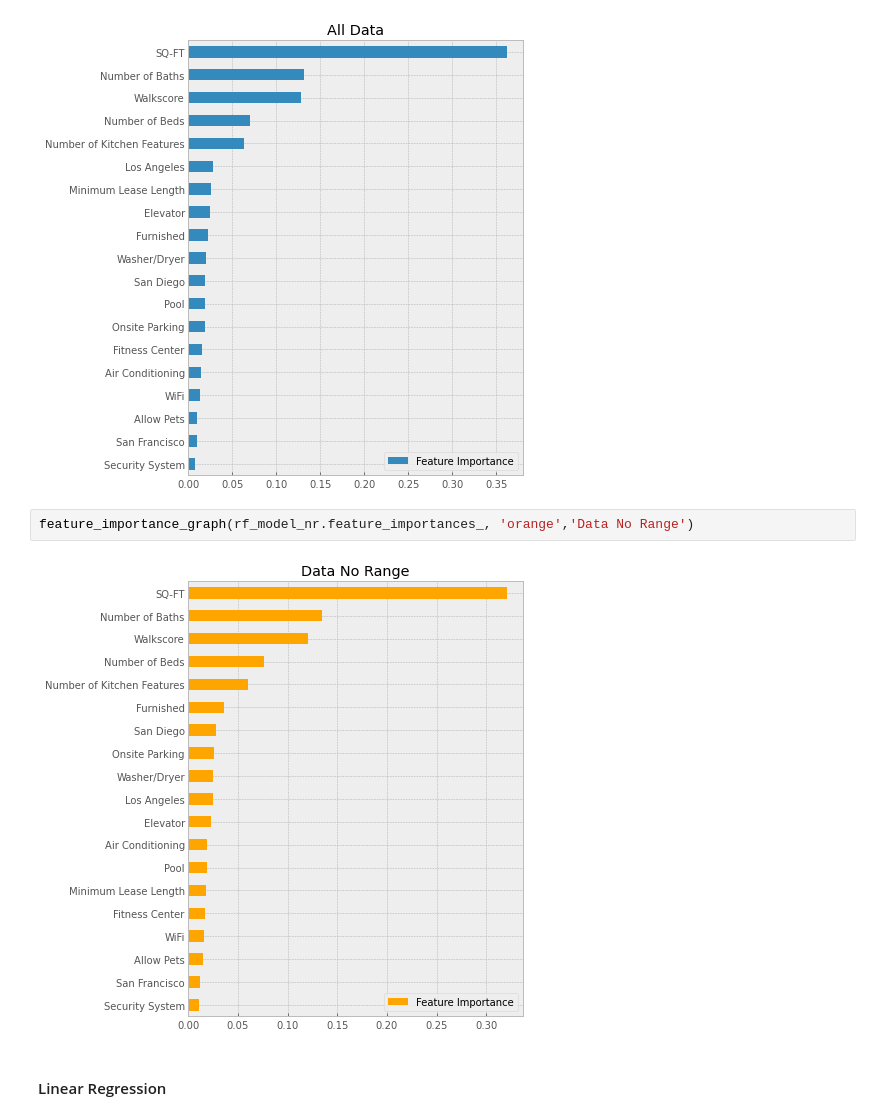
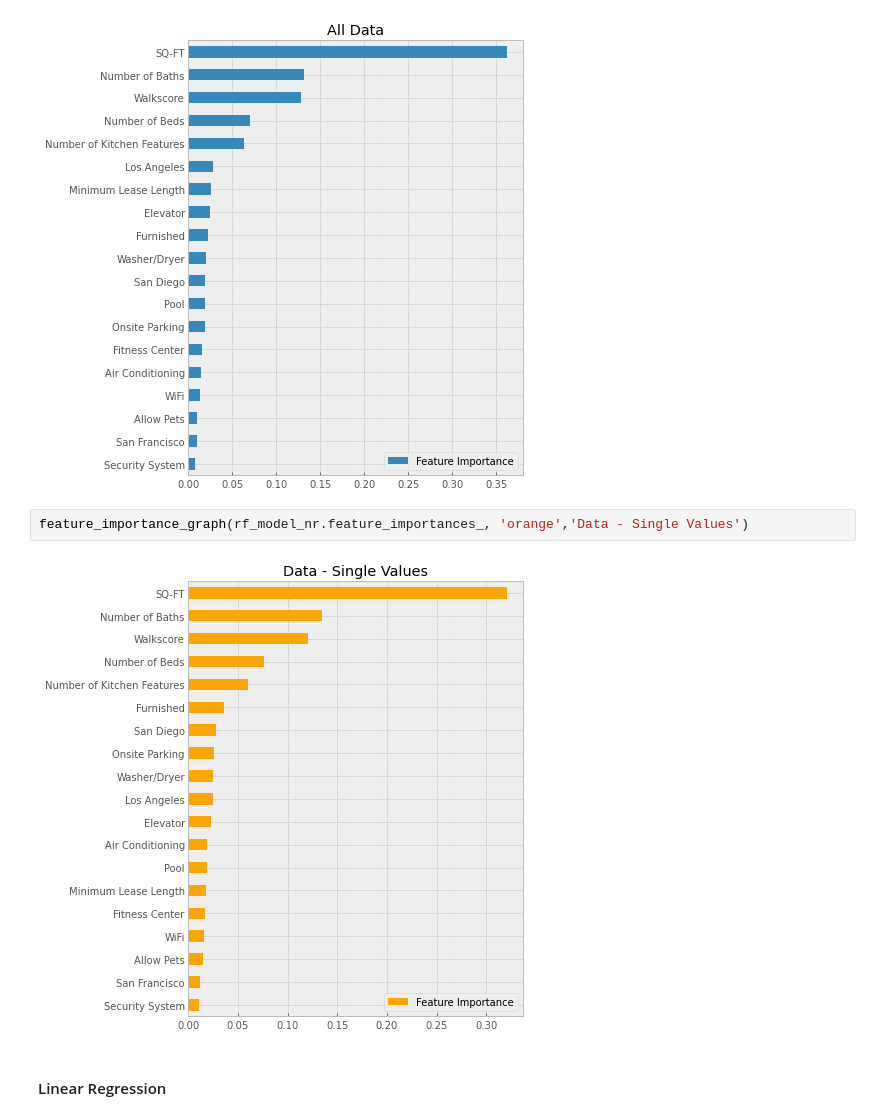
Before and after one commit to yenholaivy/CaliforniaRentalValueEstimation, a Jupyter notebook: California_Rental_Price_Estimator.ipynb, the cells around one changed output. Drawn from its saved outputs; the diff is of its cells as text.

```diff
--- a/California_Rental_Price_Estimator.ipynb
+++ b/California_Rental_Price_Estimator.ipynb
@@ -343,9 +343,9 @@ feature_importance_graph(rf_model.feature_importances_, None,'All Data')
 # %% [output]
 [figure]
 # %%
-feature_importance_graph(rf_model_nr.feature_importances_, 'orange','Data No Range')
+feature_importance_graph(rf_model_nr.feature_importances_, 'orange','Data - Single Values')
 # %% [output]
-[figure, old version]
+[figure, new version]
 # %% [markdown]
 #### Linear Regression
 # %%
```
Also changed, not shown: parts of 1 cell of this notebook, 2 other files.
